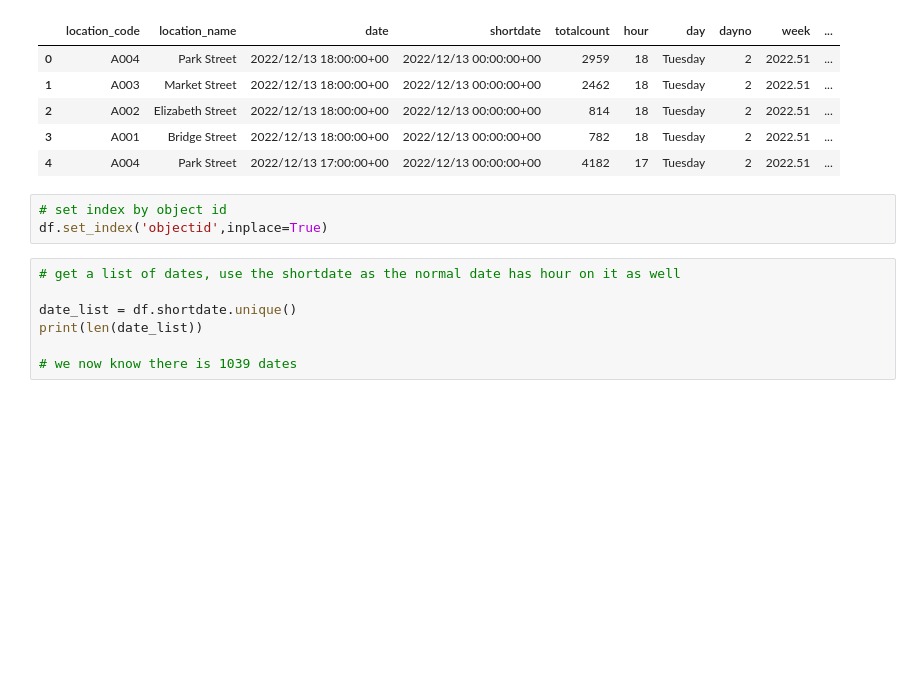
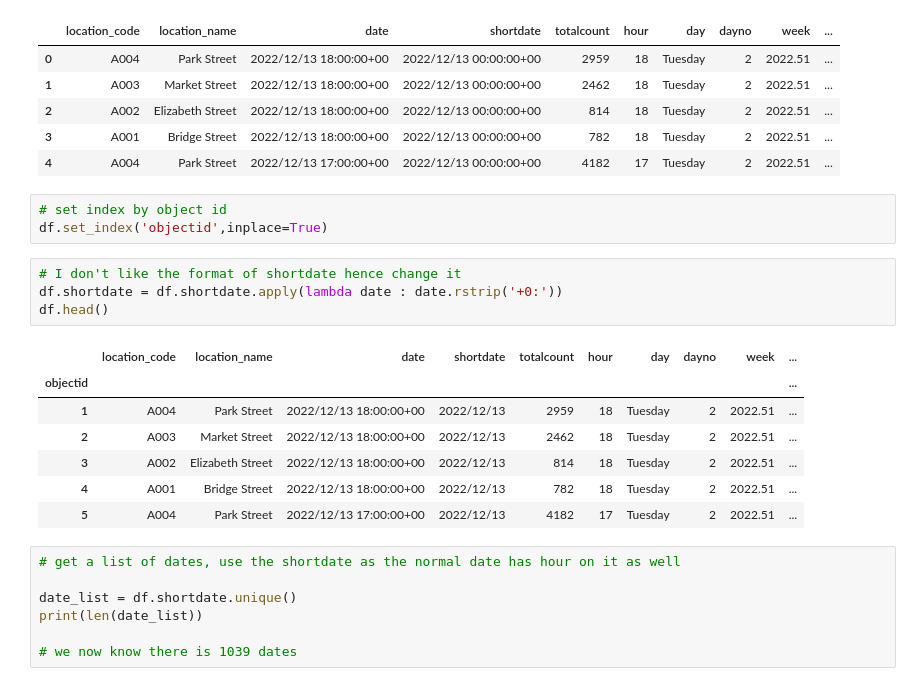
Before and after one commit to Gsirron/DataScience-sydney-pedestrians, a Jupyter notebook: Covid_activity.ipynb, the cells around one changed output. Saved outputs shown, nothing was run; the diff lists cells and outputs as text; blank space fills up the shorter version.

```diff
--- a/Covid_activity.ipynb
+++ b/Covid_activity.ipynb
@@ -63,6 +63,18 @@ df.head()
 # %%
 # set index by object id
 df.set_index('objectid',inplace=True)
+# %%
+# I don't like the format of shortdate hence change it
+df.shortdate = df.shortdate.apply(lambda date : date.rstrip('+0:'))
+df.head()
+# %% [output]
+|  | location_code | location_name | date | shortdate | totalcount | hour | day | dayno | week | ... |
+| objectid |  |  |  |  |  |  |  |  |  | ... |
+| 1 | A004 | Park Street | 2022/12/13 18:00:00+00 | 2022/12/13 | 2959 | 18 | Tuesday | 2 | 2022.51 | ... |
+| 2 | A003 | Market Street | 2022/12/13 18:00:00+00 | 2022/12/13 | 2462 | 18 | Tuesday | 2 | 2022.51 | ... |
+| 3 | A002 | Elizabeth Street | 2022/12/13 18:00:00+00 | 2022/12/13 | 814 | 18 | Tuesday | 2 | 2022.51 | ... |
+| 4 | A001 | Bridge Street | 2022/12/13 18:00:00+00 | 2022/12/13 | 782 | 18 | Tuesday | 2 | 2022.51 | ... |
+| 5 | A004 | Park Street | 2022/12/13 17:00:00+00 | 2022/12/13 | 4182 | 17 | Tuesday | 2 | 2022.51 | ... |
 # %%
 # get a list of dates, use the shortdate as the normal date has hour on it as well
 
```
Also changed, not shown: parts of 4 cells of this notebook.
